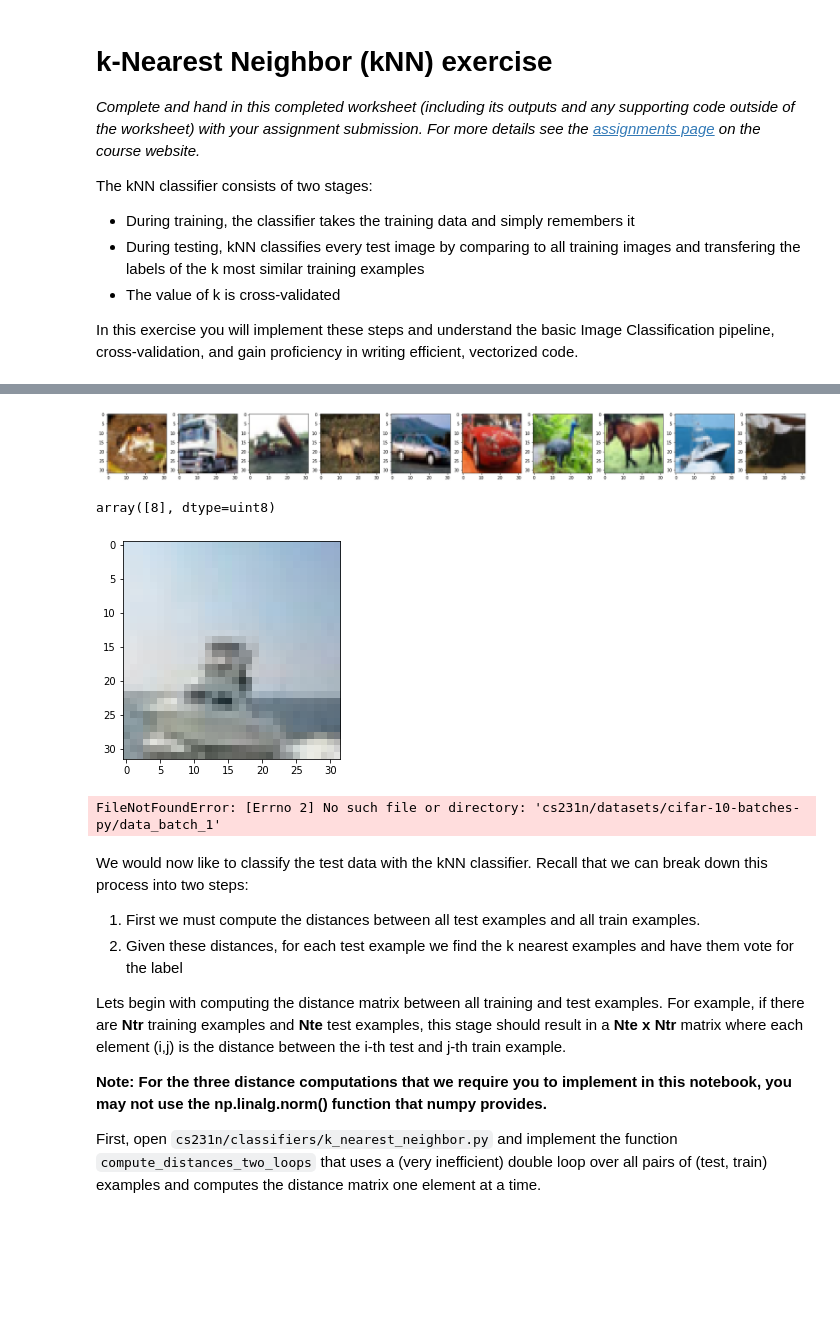
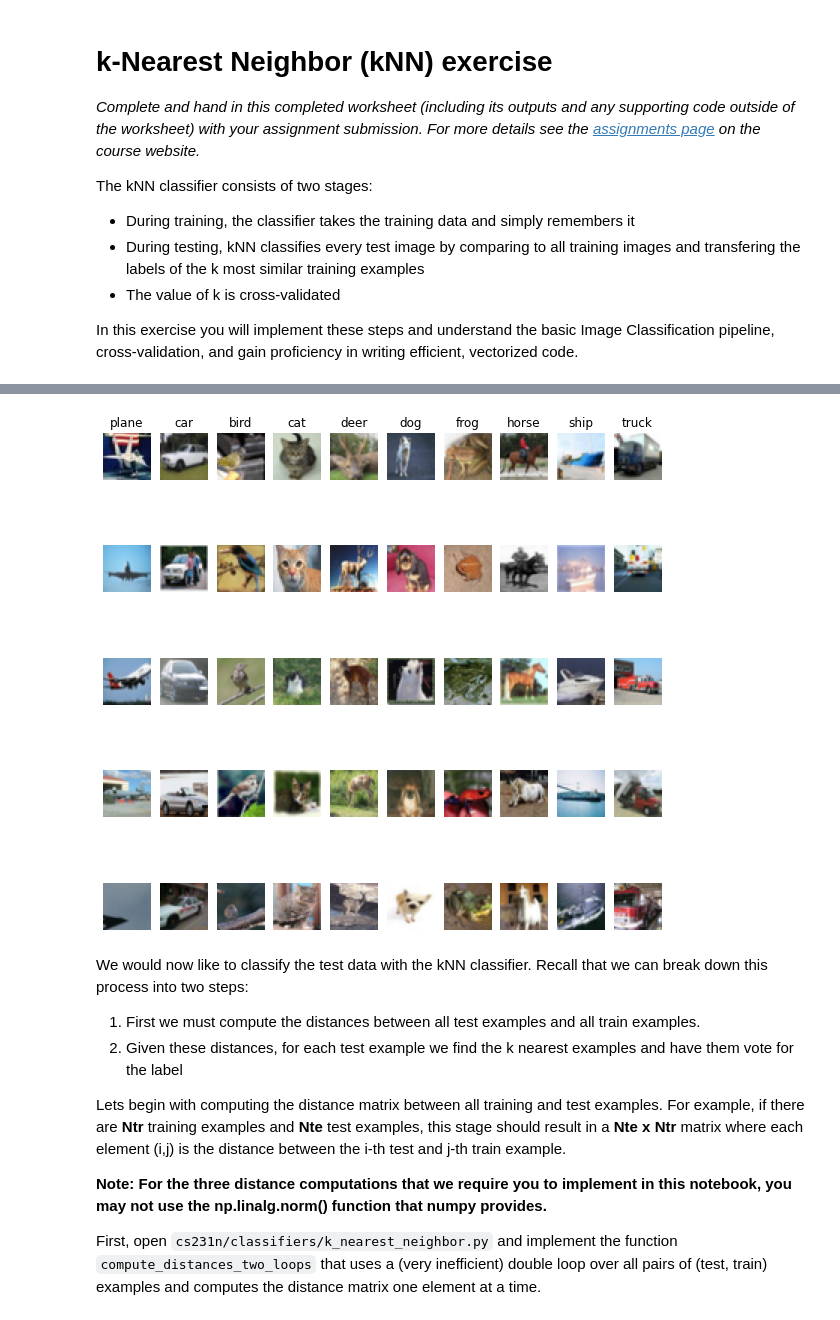
Before and after one commit to KishenSharma6/Stanford_CS231N, a Jupyter notebook: Assignment1/CompletedAssignments/knn-submission.ipynb, the cells around one changed output, grey strips where cells are left out. Saved outputs shown, nothing was run; the diff lists cells and outputs as text; code cells hidden in the pictures; blank space fills up the shorter version.

Commit message:
Completed EDA, optimized CIFAR10 download

```diff
--- a/Assignment1/CompletedAssignments/knn-submission.ipynb
+++ b/Assignment1/CompletedAssignments/knn-submission.ipynb
@@ -40,78 +32,23 @@ Shape of test labels:  (10000, 1)
-# %%
-f, ax= plt.subplots(figsize= (30,10))
-
-#Display 10 images
-for i in range(10):
-    ax= plt.subplot(1,10, i +1)
-    plt.imshow(x_train[i])
-# %% [output]
-[figure, removed]
-# %%
-y_train[100]
-# %% [output]
-array([8], dtype=uint8)
-# %%
-plt.imshow(x_train[100], interpolation=None)
-plt.show()
-# %% [output]
-[figure, removed]
-# %%
-# Run some setup code for this notebook.
-
-import random
-import numpy as np
-from cs231n.data_utils import load_CIFAR10
-import matplotlib.pyplot as plt
-
-# This is a bit of magic to make matplotlib figures appear inline in the notebook
-# rather than in a new window.
-%matplotlib inline
-plt.rcParams['figure.figsize'] = (10.0, 8.0) # set default size of plots
-plt.rcParams['image.interpolation'] = 'nearest'
-plt.rcParams['image.cmap'] = 'gray'
-
-# Some more magic so that the notebook will reload external python modules;
-# see http://stackoverflow.com/questions/1907993/autoreload-of-modules-in-ipython
-%load_ext autoreload
-%autoreload 2
-# %%
-# Load the raw CIFAR-10 data.
-cifar10_dir = 'cs231n/datasets/cifar-10-batches-py'
-
-# Cleaning up variables to prevent loading data multiple times (which may cause memory issue)
-try:
-   del X_train, y_train
-   del X_test, y_test
-   print('Clear previously loaded data.')
-except:
-   pass
-
-X_train, y_train, X_test, y_test = load_CIFAR10(cifar10_dir)
-
-# As a sanity check, we print out the size of the training and test data.
-print('Training data shape: ', X_train.shape)
-print('Training labels shape: ', y_train.shape)
-print('Test data shape: ', X_test.shape)
-print('Test labels shape: ', y_test.shape)
-# %% [output]
-FileNotFoundError: [Errno 2] No such file or directory: 'cs231n/datasets/cifar-10-batches-py/data_batch_1'
 # %%
 # Visualize some examples from the dataset.
-# We show a few examples of training images from each class.
 classes = ['plane', 'car', 'bird', 'cat', 'deer', 'dog', 'frog', 'horse', 'ship', 'truck']
 num_classes = len(classes)
-samples_per_class = 7
+samples_per_class = 5
+
+f, ax= plt.subplots(figsize= (10,10))
 for y, cls in enumerate(classes):
     idxs = np.flatnonzero(y_train == y)
     idxs = np.random.choice(idxs, samples_per_class, replace=False)
     for i, idx in enumerate(idxs):
         plt_idx = i * num_classes + y + 1
         plt.subplot(samples_per_class, num_classes, plt_idx)
-        plt.imshow(X_train[idx].astype('uint8'))
+        plt.imshow(x_train[idx].astype('uint8'))
         plt.axis('off')
         if i == 0:
             plt.title(cls)
 plt.show()
+# %% [output]
+[figure, added]
 # %%
 # Subsample the data for more efficient code execution in this exercise
 num_training = 5000
```
Also changed, not shown: parts of 4 cells of this notebook.
